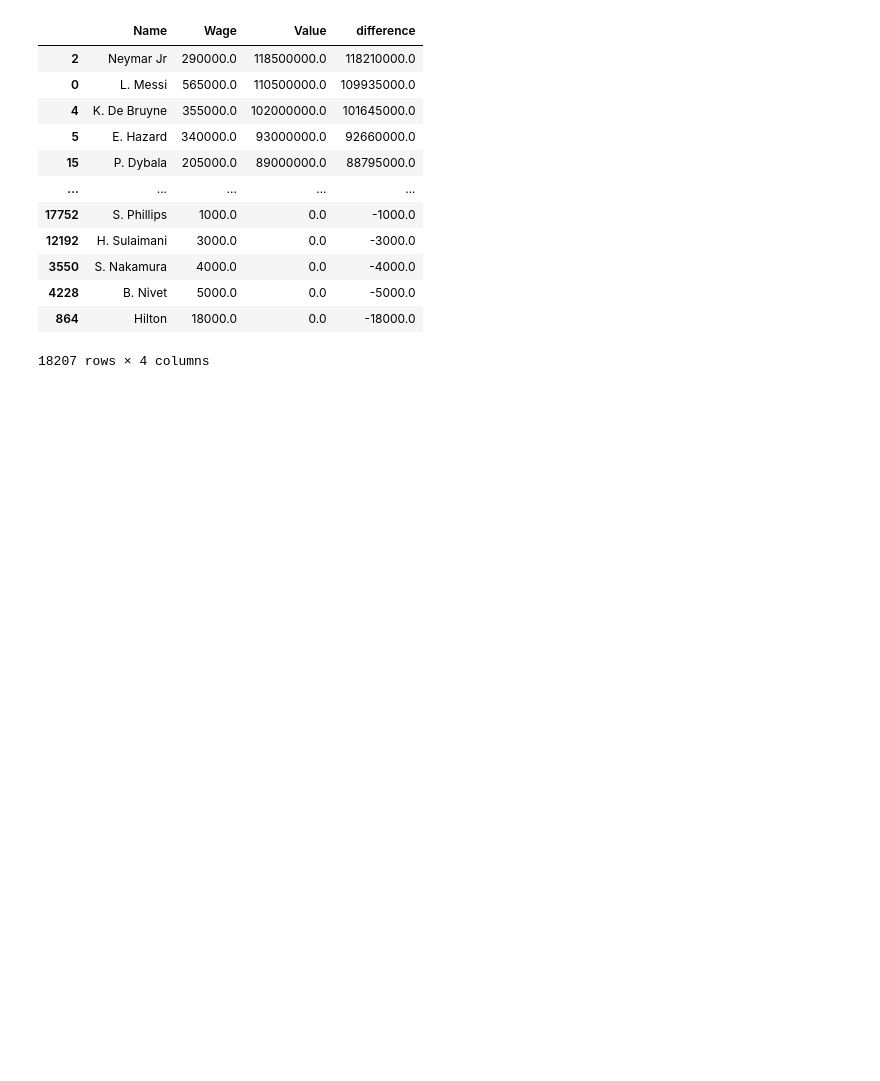
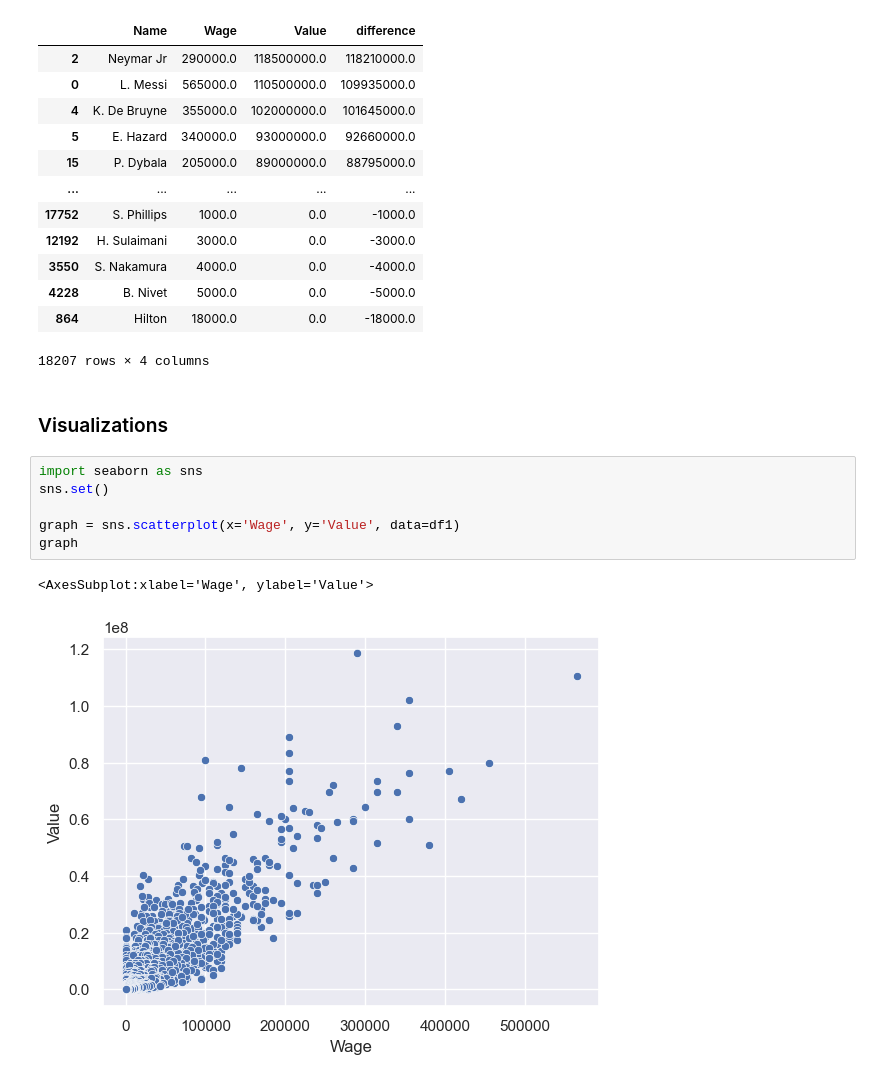
Before and after one commit to WhoopsDang/ZTM-Python-Full-Course, a Jupyter notebook: ML_DataScience/soccer.ipynb, the cells around one changed output. Drawn from its saved outputs; the diff is of its cells as text; blank space fills up the shorter version.

```diff
--- a/ML_DataScience/soccer.ipynb
+++ b/ML_DataScience/soccer.ipynb
@@ -87,3 +87,14 @@ df1.sort_values('difference', ascending=False)
 | 4228 | B. Nivet | 5000.0 | 0.0 | -5000.0 |
 | 864 | Hilton | 18000.0 | 0.0 | -18000.0 |
 18207 rows × 4 columns
+# %% [markdown]
+### Visualizations
+# %%
+import seaborn as sns
+sns.set()
+
+graph = sns.scatterplot(x='Wage', y='Value', data=df1)
+graph
+# %% [output]
+<AxesSubplot:xlabel='Wage', ylabel='Value'>
+[figure, added]
```
Also changed, not shown: parts of 1 cell of this notebook, 3 other files.
